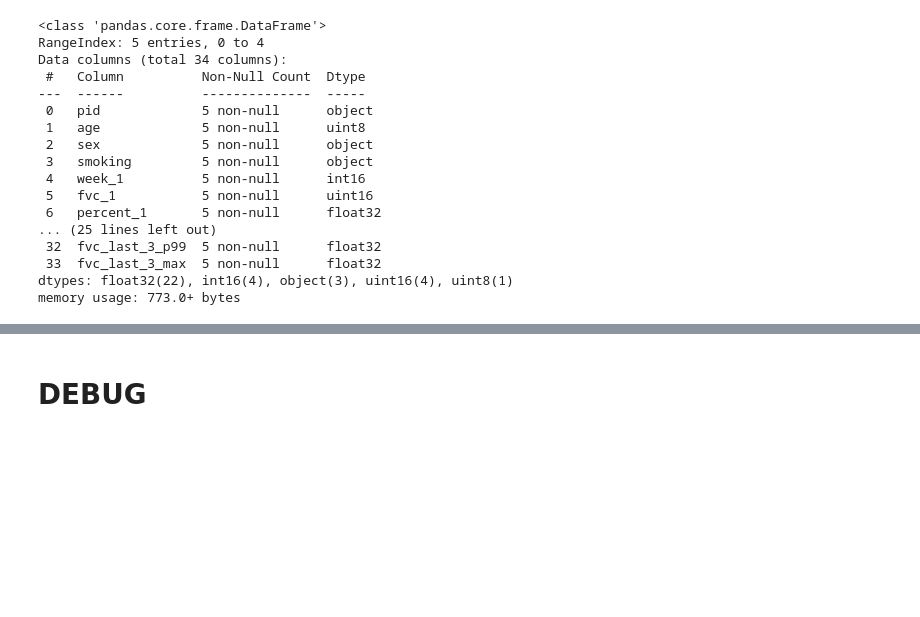
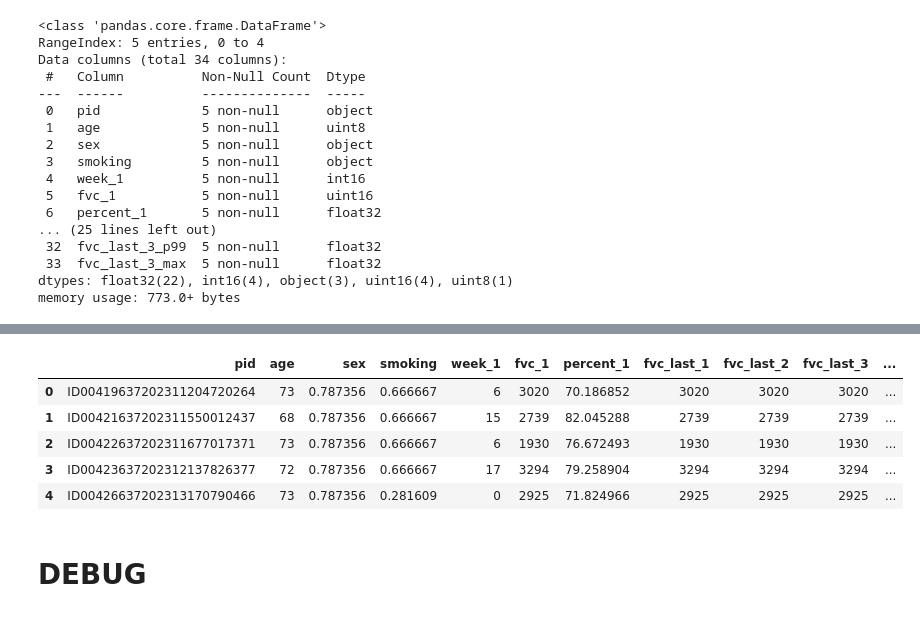
Before and after one commit to seahrh/kaggle-osic-pulmonary-fibrosis-progression, a Jupyter notebook: submit.ipynb, the cells around one changed output, grey strips where cells are left out. Drawn from its saved outputs; the diff is of its cells as text; code cells hidden in the pictures; blank space fills up the shorter version.

```diff
--- a/submit.ipynb
+++ b/submit.ipynb
@@ -504,0 +513,16 @@ memory usage: 773.0+ bytes
+# %%
+m1 = lgb.Booster(model_file=LGB1_MODEL_FILE)
+m2 = lgb.Booster(model_file=LGB2_MODEL_FILE)
+m3 = lgb.Booster(model_file=LGB3_MODEL_FILE)
+# %%
+sex_encoder = {'Male': 0.7873563218390804, 'Female': 0.21264367816091953}
+smoking_encoder = {'Ex-smoker': 0.6666666666666666, 'Never smoked': 0.28160919540229884, 'Currently smokes': 0.05172413793103448}
+test['sex'] = test['sex'].map(sex_encoder).fillna(0)
+assert not test['sex'].isna().any()
+test['smoking'] = test['smoking'].map(smoking_encoder).fillna(0)
+assert not test['smoking'].isna().any()
+# %%
+FEATURES = set(test.columns) - NON_FEATURES
+FEATURES = list(FEATURES)
+FEATURES.sort()
+print(f'{len(FEATURES)} FEATURES={FEATURES}')
@@ -504,0 +531,6 @@ memory usage: 773.0+ bytes
+# %%
+x_test = test[FEATURES]
+test['pred_fvc_last_1'] = m1.predict(x_test)
+test['pred_fvc_last_2'] = m2.predict(x_test)
+test['pred_fvc_last_3'] = m3.predict(x_test)
+test.info()
@@ -505,3 +555,12 @@ memory usage: 773.0+ bytes
+# %%
+test.head()
+# %% [output]
+|  | pid | age | sex | smoking | week_1 | fvc_1 | percent_1 | fvc_last_1 | fvc_last_2 | fvc_last_3 | ... |
+| 0 | ID00419637202311204720264 | 73 | 0.787356 | 0.666667 | 6 | 3020 | 70.186852 | 3020 | 3020 | 3020 | ... |
+| 1 | ID00421637202311550012437 | 68 | 0.787356 | 0.666667 | 15 | 2739 | 82.045288 | 2739 | 2739 | 2739 | ... |
+| 2 | ID00422637202311677017371 | 73 | 0.787356 | 0.666667 | 6 | 1930 | 76.672493 | 1930 | 1930 | 1930 | ... |
+| 3 | ID00423637202312137826377 | 72 | 0.787356 | 0.666667 | 17 | 3294 | 79.258904 | 3294 | 3294 | 3294 | ... |
+| 4 | ID00426637202313170790466 | 73 | 0.787356 | 0.281609 | 0 | 2925 | 71.824966 | 2925 | 2925 | 2925 | ... |
 # %% [markdown]
 # DEBUG
 # %%
```
Also changed, not shown: parts of 5 cells of this notebook, 1 other file.
